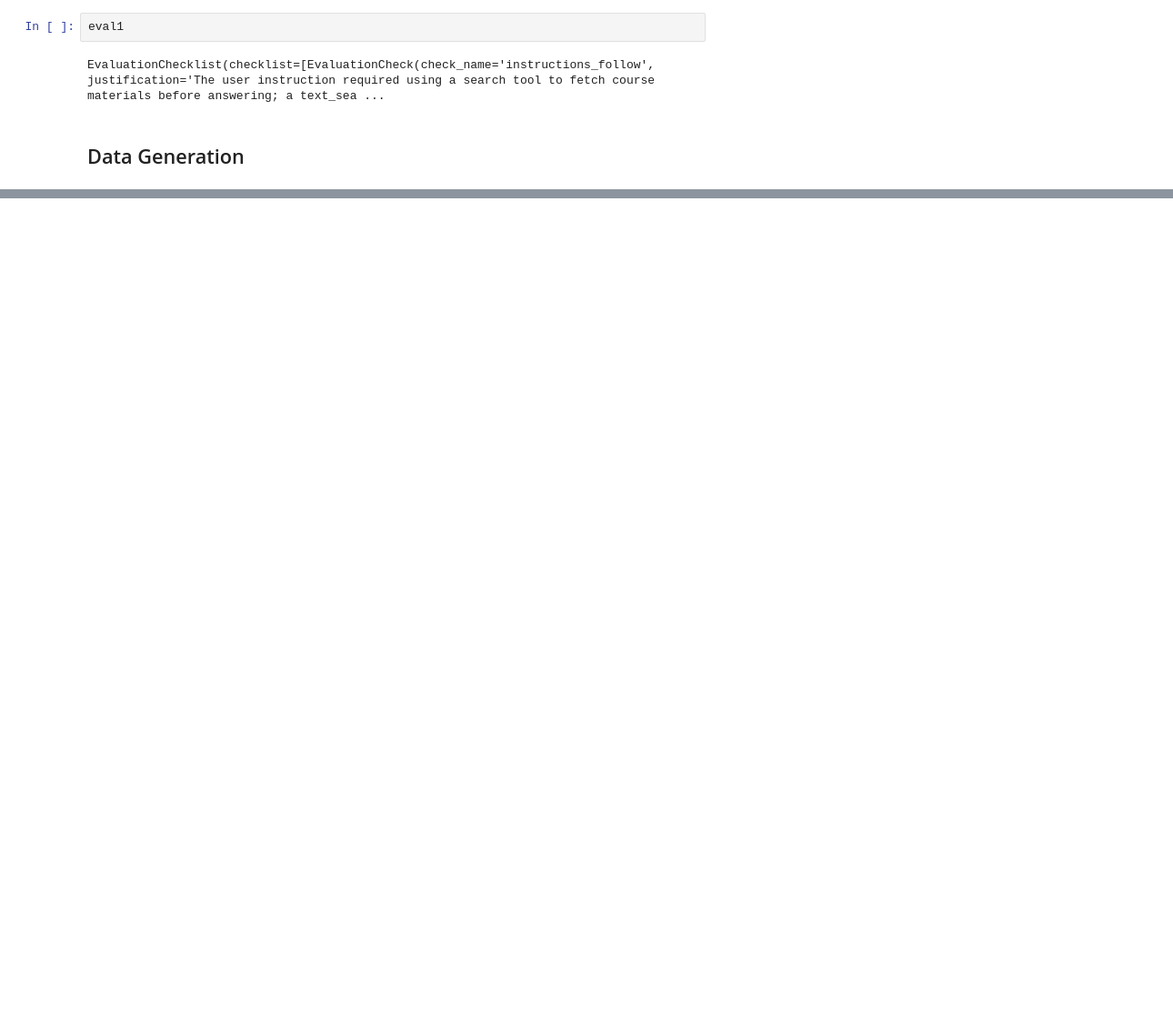
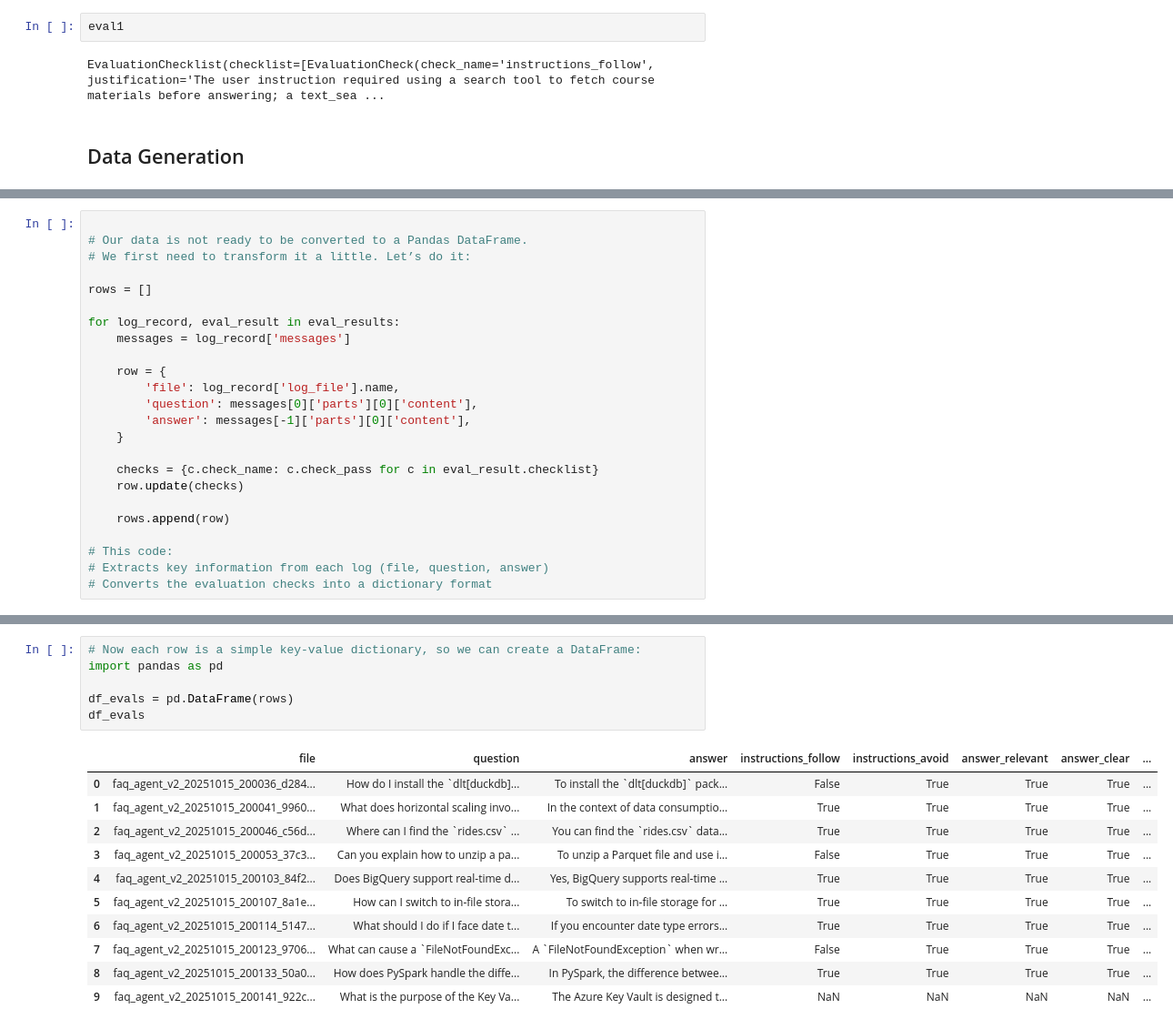
Before and after one commit to denis911/Aihero-RAG-Streamlit-Pydantic, a Jupyter notebook: course/RAG agent evaluation and telemetry.ipynb, the cells around one changed output, grey strips where cells are left out. Shown: that part at 91% size. Cells and saved outputs as stored; diff of their text form; blank space fills up the shorter version.

```diff
--- a/course/RAG agent evaluation and telemetry.ipynb
+++ b/course/RAG agent evaluation and telemetry.ipynb
@@ -605,0 +769,24 @@ EvaluationChecklist(checklist=[EvaluationCheck(check_name='instructions_follow',
+# %%
+
+# Our data is not ready to be converted to a Pandas DataFrame.
+# We first need to transform it a little. Let’s do it:
+
+rows = []
+
+for log_record, eval_result in eval_results:
+    messages = log_record['messages']
+
+    row = {
+        'file': log_record['log_file'].name,
+        'question': messages[0]['parts'][0]['content'],
+        'answer': messages[-1]['parts'][0]['content'],
+    }
+
+    checks = {c.check_name: c.check_pass for c in eval_result.checklist}
+    row.update(checks)
+
+    rows.append(row)
+
+# This code:
+# Extracts key information from each log (file, question, answer)
+# Converts the evaluation checks into a dictionary format
@@ -605,0 +806,18 @@ EvaluationChecklist(checklist=[EvaluationCheck(check_name='instructions_follow',
+# %%
+# Now each row is a simple key-value dictionary, so we can create a DataFrame:
+import pandas as pd
+
+df_evals = pd.DataFrame(rows)
+df_evals
+# %% [output]
+|  | file | question | answer | instructions_follow | instructions_avoid | answer_relevant | answer_clear | ... |
+| 0 | faq_agent_v2_20251015_200036_d284... | How do I install the `dlt[duckdb]... | To install the `dlt[duckdb]` pack... | False | True | True | True | ... |
+| 1 | faq_agent_v2_20251015_200041_9960... | What does horizontal scaling invo... | In the context of data consumptio... | True | True | True | True | ... |
+| 2 | faq_agent_v2_20251015_200046_c56d... | Where can I find the `rides.csv` ... | You can find the `rides.csv` data... | True | True | True | True | ... |
+| 3 | faq_agent_v2_20251015_200053_37c3... | Can you explain how to unzip a pa... | To unzip a Parquet file and use i... | False | True | True | True | ... |
+| 4 | faq_agent_v2_20251015_200103_84f2... | Does BigQuery support real-time d... | Yes, BigQuery supports real-time ... | True | True | True | True | ... |
+| 5 | faq_agent_v2_20251015_200107_8a1e... | How can I switch to in-file stora... | To switch to in-file storage for ... | True | True | True | True | ... |
+| 6 | faq_agent_v2_20251015_200114_5147... | What should I do if I face date t... | If you encounter date type errors... | True | True | True | True | ... |
+| 7 | faq_agent_v2_20251015_200123_9706... | What can cause a `FileNotFoundExc... | A `FileNotFoundException` when wr... | False | True | True | True | ... |
+| 8 | faq_agent_v2_20251015_200133_50a0... | How does PySpark handle the diffe... | In PySpark, the difference betwee... | True | True | True | True | ... |
+| 9 | faq_agent_v2_20251015_200141_922c... | What is the purpose of the Key Va... | The Azure Key Vault is designed t... | NaN | NaN | NaN | NaN | ... |
```
Also changed, not shown: parts of 14 cells of this notebook, 2 other files.
